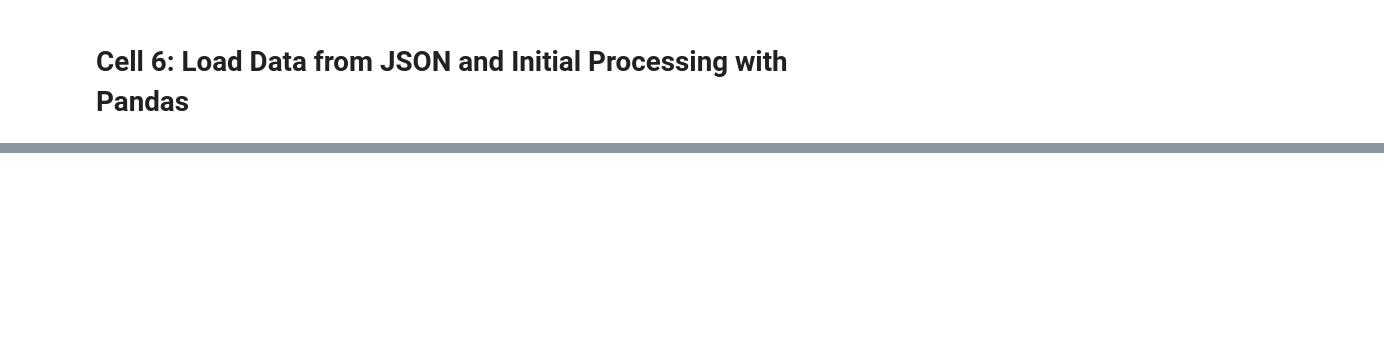
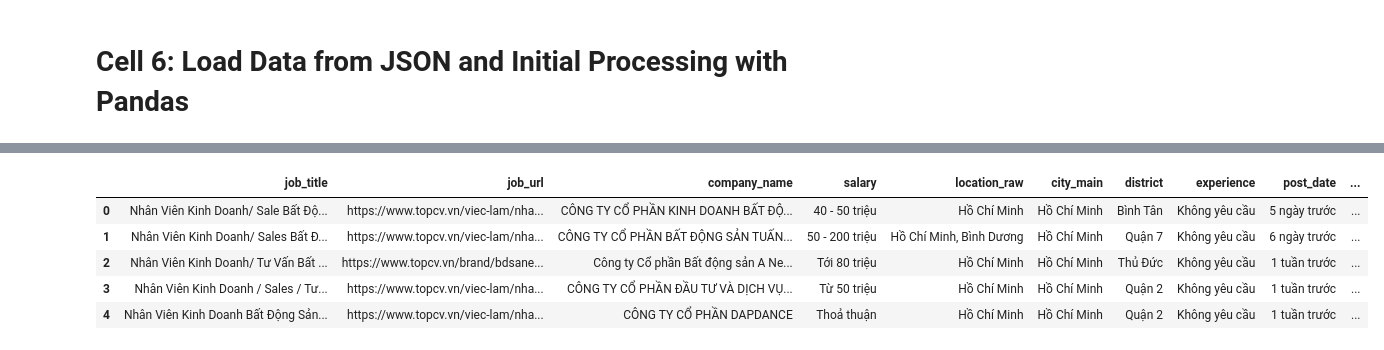
Before and after one commit to tgkiet/jobs-pipeline-analysis, a Jupyter notebook: topcv_selenium_scraper.ipynb, the cells around one changed output, grey strips where cells are left out. Drawn from its saved outputs; the diff is of its cells as text; code cells hidden in the pictures; blank space fills up the shorter version.

Commit message:
xử lý, thêm cột mới để làm rõ data, bước tiếp theo là lưu vào db

```diff
--- a/topcv_selenium_scraper.ipynb
+++ b/topcv_selenium_scraper.ipynb
@@ -335,3 +432,84 @@ WebDriver đã được đóng thành công.
 --- HOÀN TẤT QUÁ TRÌNH SCRAPING TRANG 1 ---
 # %% [markdown]
 # Cell 6: Load Data from JSON and Initial Processing with Pandas
+# %%
+if 'JSON_OUTPUT_FILENAME' not in locals() or not JSON_OUTPUT_FILENAME:
+    print("Biến JSON_OUTPUT_FILENAME không tồn tại. Hãy chạy lại Cell 1 để định nghĩa biến này.")
+    raise NameError("Biến JSON_OUTPUT_FILENAME không tồn tại.")
+
+print(f"Đang đọc dữ liệu từ file JSON: {JSON_OUTPUT_FILENAME}...")
+
+try:
+    # Đọc dữ liệu từ file JSON vào Pandas DataFrame
+    df_jobs = pd.read_json(JSON_OUTPUT_FILENAME, encoding='utf-8')
+    # Kiểm tra xem dữ liệu đã được đọc thành công chưa
+    if df_jobs.empty:
+        print("!!! Cảnh báo: Không có dữ liệu nào được đọc từ file JSON. Vui lòng kiểm tra lại file.")
+
+    print(f"Đã đọc thành công {len(df_jobs)} job items từ file JSON.")
+
+    # === hiển thị thông tin cơ bản về DataFrame ===
+    print("\nThông tin cơ bản về DataFrame (df_jobs.info()): ")
+    df_jobs.info()
+
+    print('\n ===5 dòng dữ liệu đầu tiên (df_jobs.head()) ===')
+    display(df_jobs.head(5))
+
+    # Kiểm tra các giá trị bị thiếu (NaN) cho mỗi cột
+    print("\n--- Kiểm tra các giá trị bị thiếu (NaN) cho mỗi cột ---")
+    print(df_jobs.isnull().sum())
+
+    # Bắt đầu các bứớc làm sạch và chuẩn hóa dữ liệu cơ bản
+    print("\n Bắt đầu quá trình làm sạch và chuẩn hóa dữ liệu...")
+
+    # 1. Xử lý cột 'salary
+    # Ví dụ: "10 - 20 triệu", "Thoả thuận", "Tới 100 triệu"
+    # Mục tiêu có thể là tách ra mức lương min, max, đơn vị, hoặc giữ nguyên nếu là "Thoả thuận"
+    # Đây là một bước phức tạp và sẽ cần nhiều logic hơn, tạm thời chúng ta chỉ xem xét
+    print("\nXem xét cột 'salary':")
+    print(df_jobs['salary'].value_counts(dropna=False).head(10)) # Xem 10 giá trị phổ biến nhất (bao gồm cả NaN)
+
+    # 2. Xử lý cột 'location' (Địa điểm)
+    print("\nXem xét cột 'location_raw' (dữ liệu gốc từ span):")
+    print(df_jobs['location_raw'].value_counts(dropna=False).head(10))
+
+    print("\nXem xét cột 'city_main':")
+    print(df_jobs['city_main'].value_counts(dropna=False).head(10))
+
+    print("\nXem xét cột 'district' (cho TP.HCM):")
+    # Chỉ in value_counts của district nếu cột tồn tại và có ít nhất 1 job ở HCM
+    if 'city_main' in df_jobs.columns and "Hồ Chí Minh" in df_jobs['city_main'].unique():
+        print(df_jobs[df_jobs['city_main'] == "Hồ Chí Minh"]['district'].value_counts(dropna=False).head(15)) # In nhiều hơn để xem các quận
+    else:
+        print("Không có cột 'city_main' hoặc không có job nào ở Hồ Chí Minh để hiển thị quận.")
+
+    # 3. Xử lý cột 'experience' (Kinh nghiệm)
+    # Ví dụ: "Không yêu cầu", "1 năm", "Dưới 1 năm"
+    # Có thể cần chuẩn hóa (ví dụ: "Dưới 1 năm" -> "<1 year")
+    print("\nXem xét cột 'experience':")
+    print(df_jobs['experience'].value_counts(dropna=False).head(10))
+
+    # 4. Xử lý cột 'post_date' (Ngày đăng)
+    # Ví dụ: "1 ngày trước", "1 tuần trước", "Hôm qua"
+    # Mục tiêu có thể là chuyển đổi thành một ngày cụ thể (datetime object)
+    print("\nXem xét cột 'post_date':")
+    print(df_jobs['post_date'].value_counts(dropna=False).head(10))
+
+
+    # --- Gợi ý các bước xử lý tiếp theo (sẽ làm ở các cell sau) ---
+    # - Chuyển đổi kiểu dữ liệu (ví dụ: salary_min, salary_max sang số)
+    # - Trích xuất keywords từ 'job_title' (nếu cần)
+    # - Tạo các cột mới (ví dụ: tỉnh thành chính từ 'location')
+    # - Xử lý các giá trị NaN (điền giá trị mặc định, hoặc loại bỏ hàng/cột nếu phù hợp)
+
+    print("\n--- Kết thúc xem xét dữ liệu ban đầu ---")
+    print("DataFrame 'df_jobs' đã sẵn sàng cho các bước xử lý chi tiết hơn.")
+
+except FileNotFoundError:
+    print(f"Lỗi: Không tìm thấy file '{JSON_OUTPUT_FILENAME}'. Hãy đảm bảo file đã được lưu đúng cách từ cell trước.")
+except KeyError as e:
+    print(f"Lỗi KeyError: Cột {e} không tồn tại trong DataFrame. Có thể tên cột trong file JSON khác với dự kiến.")
+    print("Kiểm tra lại cấu trúc file JSON hoặc tên cột trong code.")
+except Exception as e:
+    print(f"Lỗi khi đọc hoặc xử lý file JSON: {e}")
+# %% [output]
@@ -337,0 +533,6 @@ WebDriver đã được đóng thành công.
+|  | job_title | job_url | company_name | salary | location_raw | city_main | district | experience | post_date | ... |
+| 0 | Nhân Viên Kinh Doanh/ Sale Bất Độ... | https://www.topcv.vn/viec-lam/nha... | CÔNG TY CỔ PHẦN KINH DOANH BẤT ĐỘ... | 40 - 50 triệu | Hồ Chí Minh | Hồ Chí Minh | Bình Tân | Không yêu cầu | 5 ngày trước | ... |
+| 1 | Nhân Viên Kinh Doanh/ Sales Bất Đ... | https://www.topcv.vn/viec-lam/nha... | CÔNG TY CỔ PHẦN BẤT ĐỘNG SẢN TUẤN... | 50 - 200 triệu | Hồ Chí Minh, Bình Dương | Hồ Chí Minh | Quận 7 | Không yêu cầu | 6 ngày trước | ... |
+| 2 | Nhân Viên Kinh Doanh/ Tư Vấn Bất ... | https://www.topcv.vn/brand/bdsane... | Công ty Cổ phần Bất động sản A Ne... | Tới 80 triệu | Hồ Chí Minh | Hồ Chí Minh | Thủ Đức | Không yêu cầu | 1 tuần trước | ... |
+| 3 | Nhân Viên Kinh Doanh / Sales / Tư... | https://www.topcv.vn/viec-lam/nha... | CÔNG TY CỔ PHẦN ĐẦU TƯ VÀ DỊCH VỤ... | Từ 50 triệu | Hồ Chí Minh | Hồ Chí Minh | Quận 2 | Không yêu cầu | 1 tuần trước | ... |
+| 4 | Nhân Viên Kinh Doanh Bất Động Sản... | https://www.topcv.vn/viec-lam/nha... | CÔNG TY CỔ PHẦN DAPDANCE | Thoả thuận | Hồ Chí Minh | Hồ Chí Minh | Quận 2 | Không yêu cầu | 1 tuần trước | ... |
```
Also changed, not shown: parts of 11 cells of this notebook, 4 other files.
